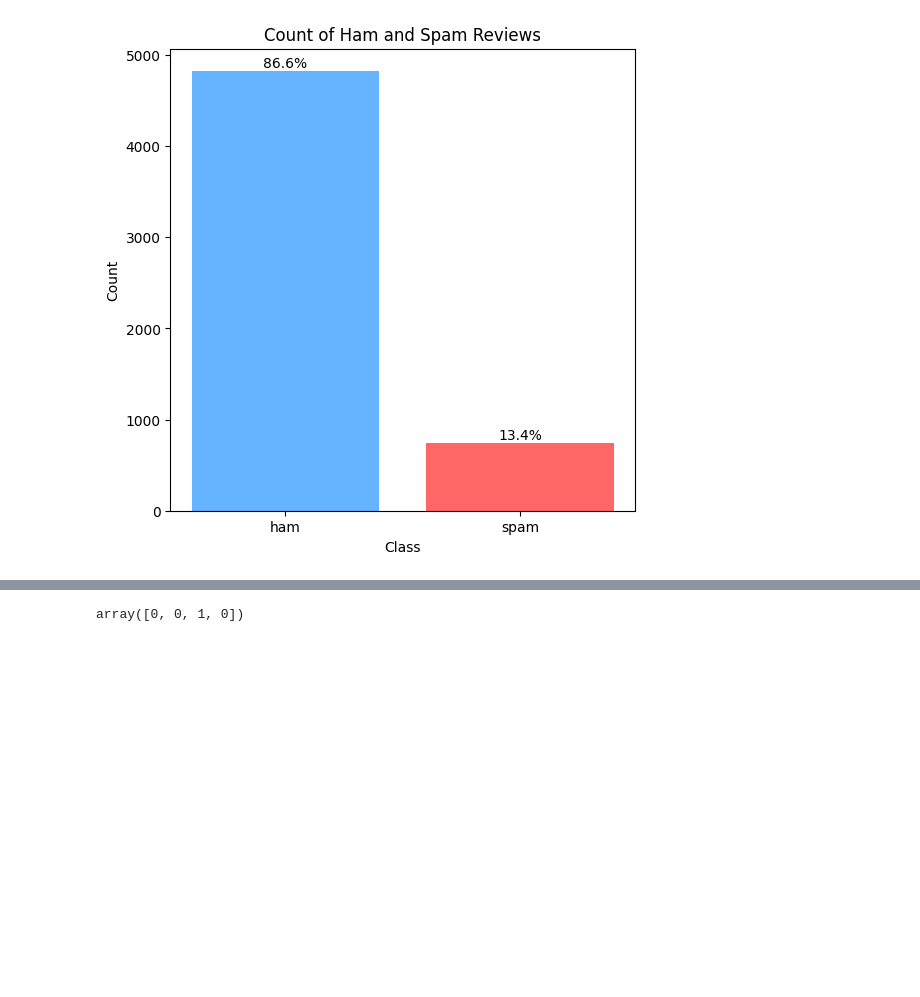
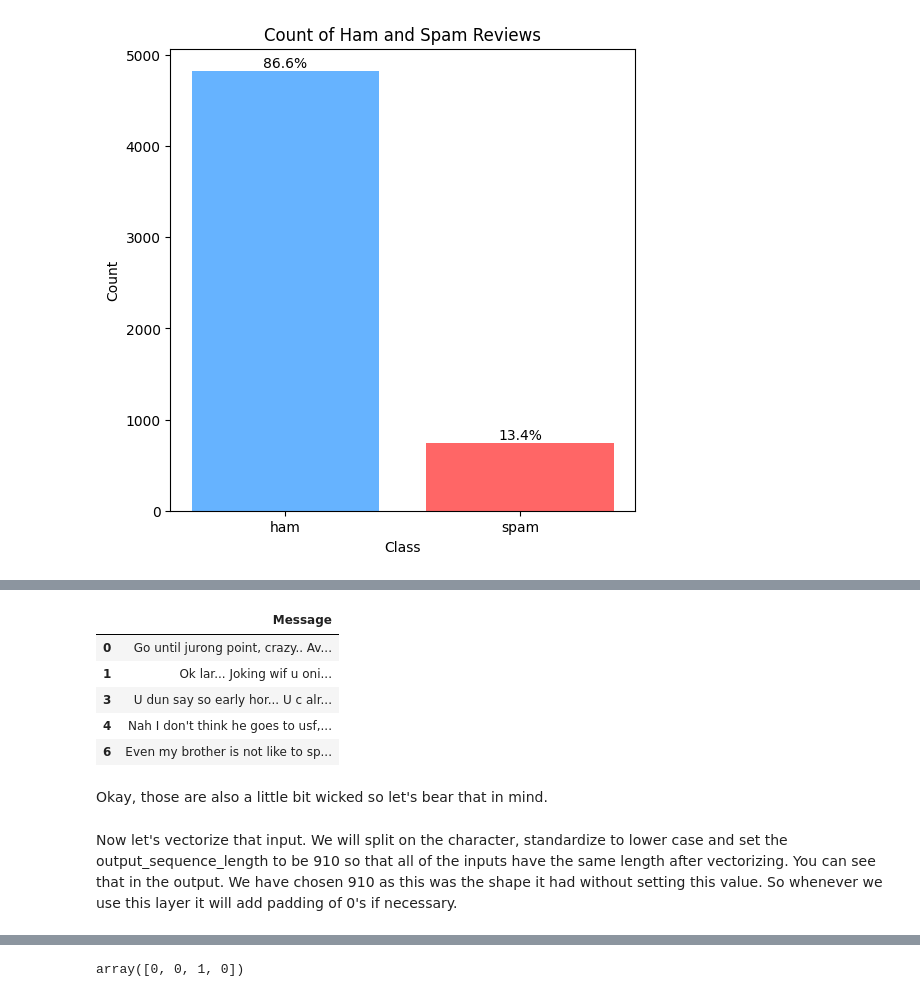
Before and after one commit to ChristianHougaardPedersen/MAL2, a Jupyter notebook: 3_Detecting_Spam/DetectingSpam.ipynb, the cells around one changed output, grey strips where cells are left out. Drawn from its saved outputs; the diff is of its cells as text; code cells hidden in the pictures; blank space fills up the shorter version.

```diff
--- a/3_Detecting_Spam/DetectingSpam.ipynb
+++ b/3_Detecting_Spam/DetectingSpam.ipynb
@@ -76,3 +79,18 @@ y = df['Class']
+# %%
+pd.set_option('display.max_colwidth', None)
+ham_indexes = y[y.eq('ham')].index
+X.iloc[ham_indexes[:5]]
+# %% [output]
+|  | Message |
+| 0 | Go until jurong point, crazy.. Av... |
+| 1 | Ok lar... Joking wif u oni... |
+| 3 | U dun say so early hor... U c alr... |
+| 4 | Nah I don't think he goes to usf,... |
+| 6 | Even my brother is not like to sp... |
+# %% [markdown]
+Okay, those are also a little bit wicked so let's bear that in mind.
+# %% [markdown]
+Now let's vectorize that input. We will split on the character, standardize to lower case and set the output_sequence_length to be 910 so that all of the inputs have the same length after vectorizing. You can see that in the output. We have chosen 910 as this was the shape it had without setting this value. So whenever we use this layer it will add padding of 0's if necessary.
 # %%
 text_vec_layer = tf.keras.layers.TextVectorization(split = "character", standardize = "lower",output_sequence_length = 910)
 text_vec_layer.adapt(X)
```
Also changed, not shown: parts of 28 cells of this notebook, 1 other file.
